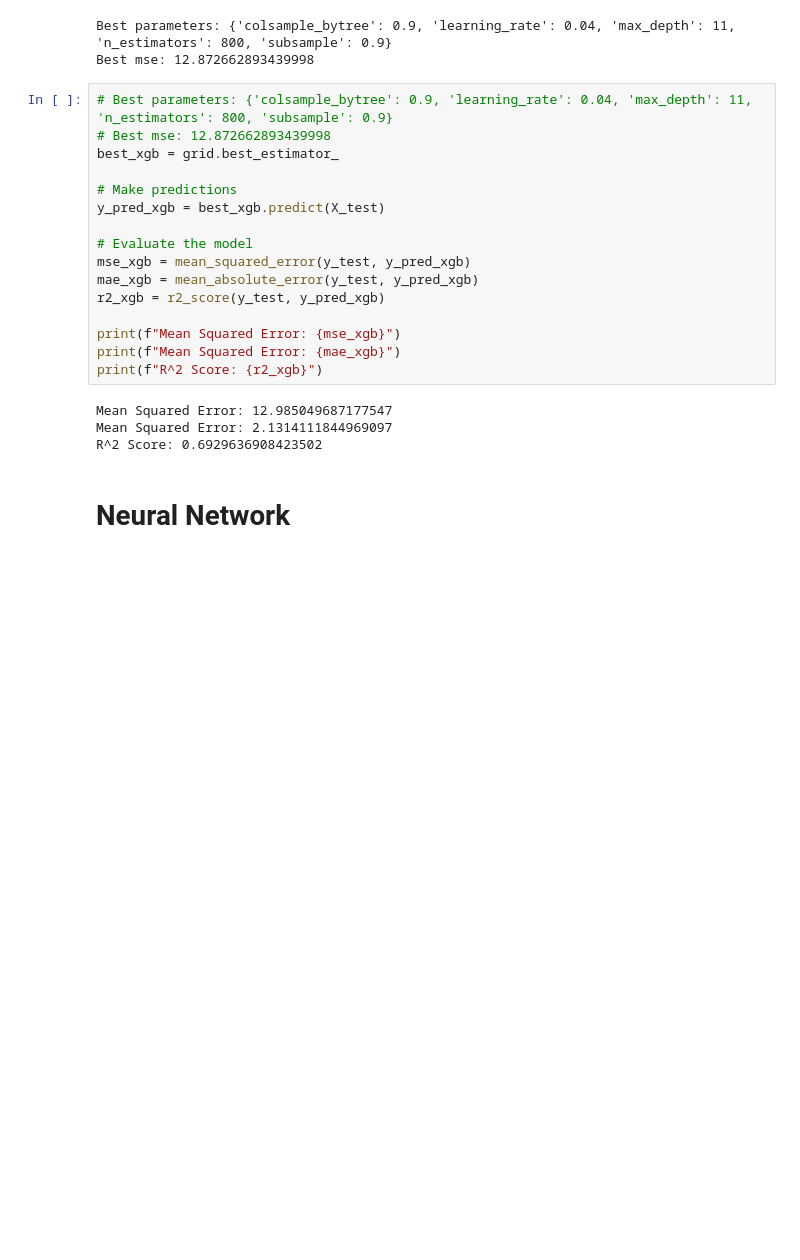
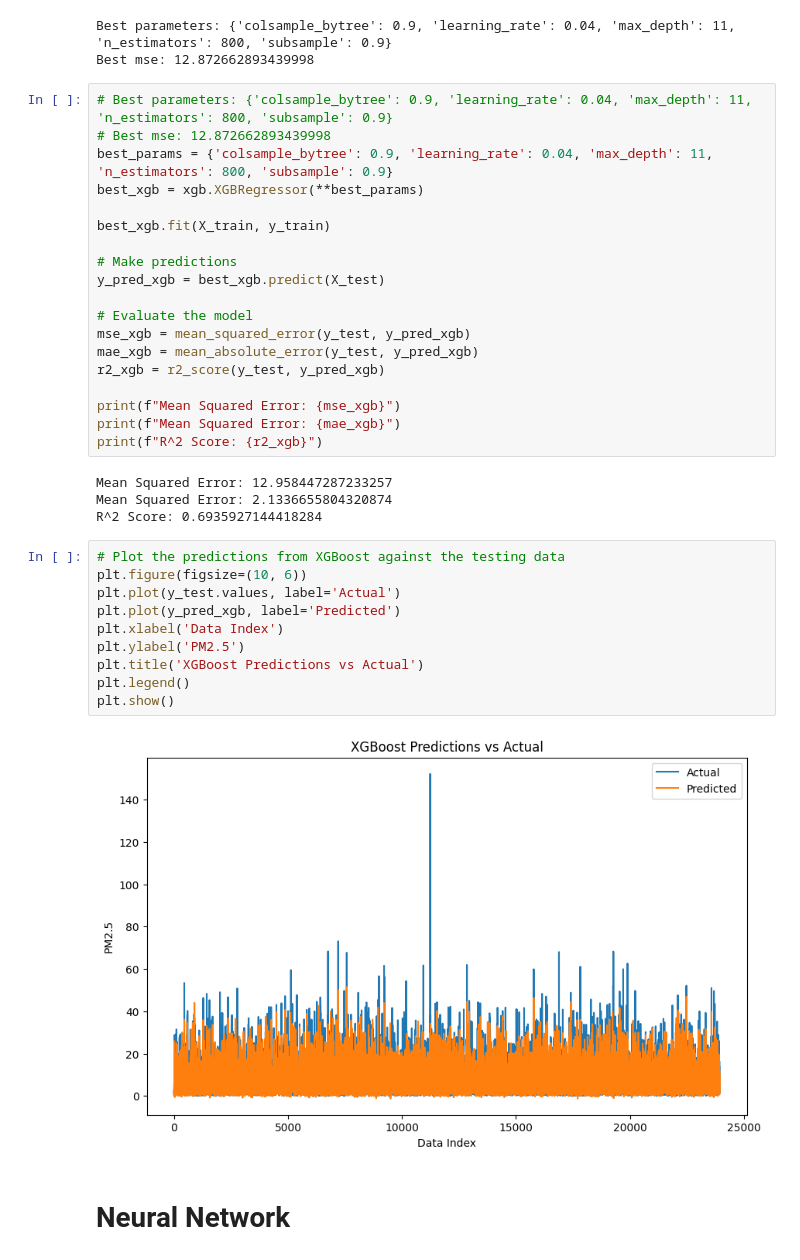
Before and after one commit to AsmitC/Austin_Trees, a Jupyter notebook: interpretability.ipynb, the cells around one changed output. Cells and saved outputs as stored; diff of their text form; blank space fills up the shorter version.

```diff
--- a/interpretability.ipynb
+++ b/interpretability.ipynb
@@ -227,7 +237,10 @@ Best mse: 12.872662893439998
 # %%
 # Best parameters: {'colsample_bytree': 0.9, 'learning_rate': 0.04, 'max_depth': 11, 'n_estimators': 800, 'subsample': 0.9}
 # Best mse: 12.872662893439998
-best_xgb = grid.best_estimator_
+best_params = {'colsample_bytree': 0.9, 'learning_rate': 0.04, 'max_depth': 11, 'n_estimators': 800, 'subsample': 0.9}
+best_xgb = xgb.XGBRegressor(**best_params)
+
+best_xgb.fit(X_train, y_train)
 
 # Make predictions
 y_pred_xgb = best_xgb.predict(X_test)
@@ -241,9 +254,21 @@ print(f"Mean Squared Error: {mse_xgb}")
 print(f"Mean Squared Error: {mae_xgb}")
 print(f"R^2 Score: {r2_xgb}")
 # %% [output]
-Mean Squared Error: 12.985049687177547
-Mean Squared Error: 2.1314111844969097
-R^2 Score: 0.6929636908423502
+Mean Squared Error: 12.958447287233257
+Mean Squared Error: 2.1336655804320874
+R^2 Score: 0.6935927144418284
+# %%
+# Plot the predictions from XGBoost against the testing data
+plt.figure(figsize=(10, 6))
+plt.plot(y_test.values, label='Actual')
+plt.plot(y_pred_xgb, label='Predicted')
+plt.xlabel('Data Index')
+plt.ylabel('PM2.5')
+plt.title('XGBoost Predictions vs Actual')
+plt.legend()
+plt.show()
+# %% [output]
+[figure, added]
 # %% [markdown]
 # Neural Network
 # %%
```
Also changed, not shown: parts of 9 cells of this notebook, 2 other files.
